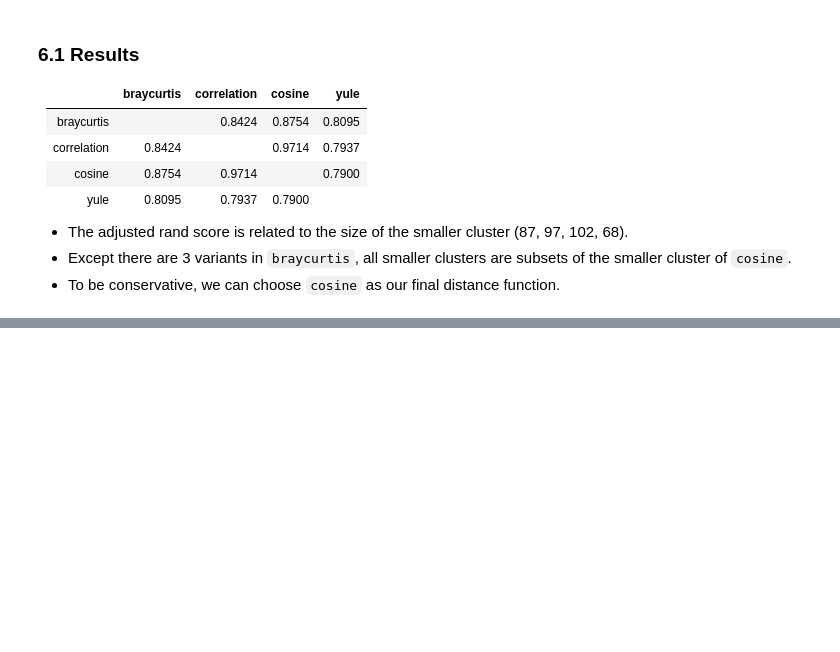
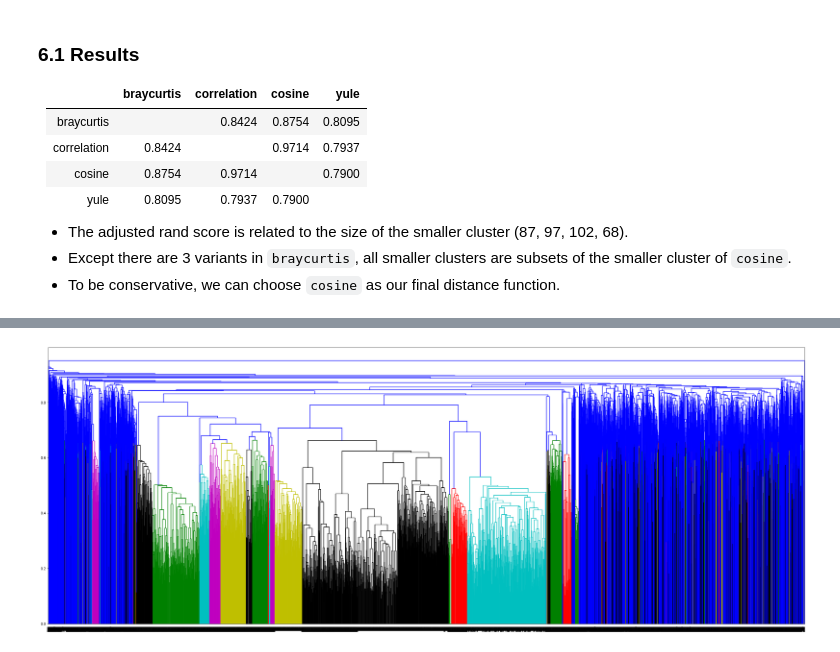
Before and after one commit to gitter-lab/pharmaco-image, a Jupyter notebook: feature_visualization.ipynb, the cells around one changed output, grey strips where cells are left out. Saved outputs shown, nothing was run; the diff lists cells and outputs as text; code cells hidden in the pictures; blank space fills up the shorter version.

```diff
--- a/feature_visualization.ipynb
+++ b/feature_visualization.ipynb
@@ -412,0 +429,9 @@ Subset 'yule' index from 'cosine' -> Counter({2: 68})
+# %%
+fig = plt.figure(figsize=(40, 15))
+dn = dendrogram(cluster)
+
+#plt.title("{} (silhouette_score = {:.4f})".format(metric, score), fontsize=20)
+plt.savefig('tt.png')
+plt.show()
+# %% [output]
+[figure, added]
```
Also changed, not shown: parts of 5 cells of this notebook.
